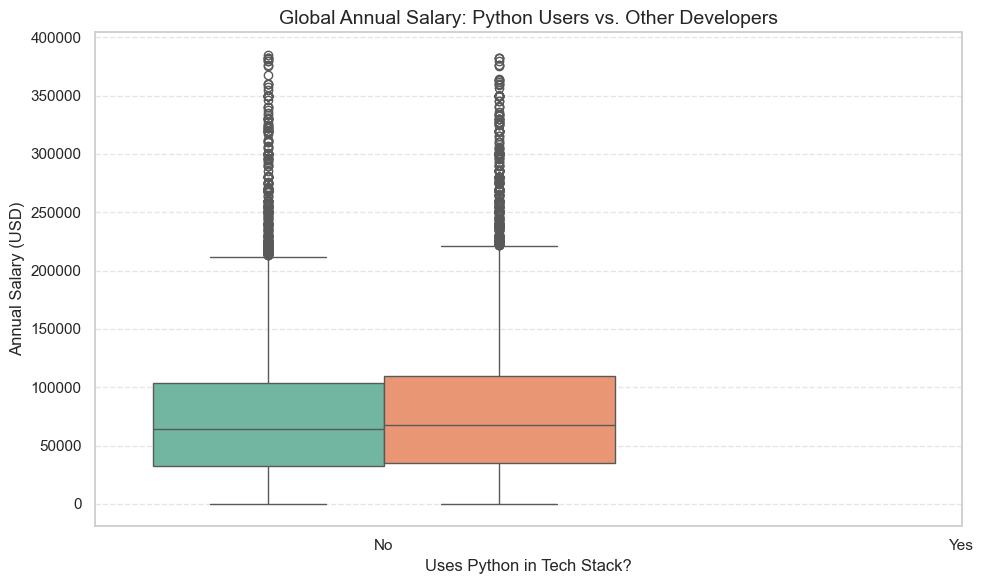
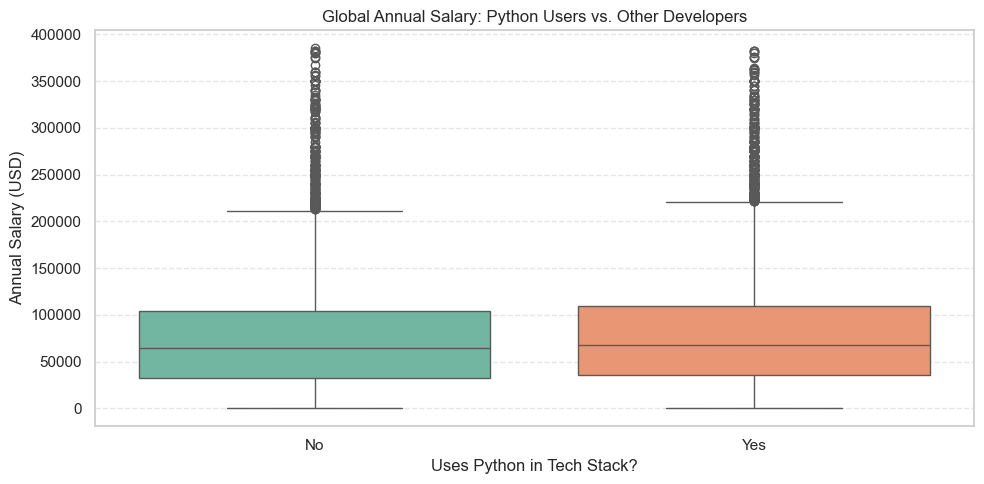
Unified diff of the notebook cell whose output changed from the first chart to the second:
--- before
+++ after
@@ -1,6 +1,3 @@
-# --- QUESTION 1: Does the Python stack provide a financial leverage? ---
-print("=== ANALYSIS QUESTION 1: The Python Leverage ===")
-
-# Compute descriptive statistics for both groups
+# Compute descriptive statistics for Python vs Non-Python users
 python_stats = df_clean.groupby("Uses_Python")["ConvertedCompYearly"].agg(
     ["mean", "median", "count"]
@@ -8,38 +5,20 @@
 print(python_stats)
 
-# Generate boxplot visualization for Question 1
-plt.figure(figsize=(10, 6))
+# Generate boxplot visualization - clean and future-proofed
+plt.figure(figsize=(10, 5))
 sns.boxplot(
-    data=df_clean, hue="Uses_Python", y="ConvertedCompYearly", palette="Set2",legend=False
+    data=df_clean,
+    x="Uses_Python",
+    y="ConvertedCompYearly",
+    hue="Uses_Python",  # Explicitly assigning hue to avoid FutureWarning
+    legend=False,  # Disabling unnecessary legend
+    palette="Set2",
 )
-plt.title("Global Annual Salary: Python Users vs. Other Developers", fontsize=14)
-plt.xlabel("Uses Python in Tech Stack?", fontsize=12)
-plt.ylabel("Annual Salary (USD)", fontsize=12)
+plt.title("Global Annual Salary: Python Users vs. Other Developers", fontsize=12)
+plt.xlabel("Uses Python in Tech Stack?")
+plt.ylabel("Annual Salary (USD)")
 plt.xticks([0, 1], ["No", "Yes"])
 plt.grid(axis="y", linestyle="--", alpha=0.5)
 plt.tight_layout()
+plt.savefig("python_salary_boxplot.png", dpi=300, bbox_inches="tight")
 plt.show()
-
-
-# --- QUESTION 2: Remote, Hybrid, or In-Person - Who earns more? ---
-print("\n=== ANALYSIS QUESTION 2: Work Modality and Compensation ===")
-
-# Drop missing values in the remote work column for this specific analysis
-df_remote = df_clean.dropna(subset=["RemoteWork"])
-
-# Calculate the percentage distribution of work modalities worldwide
-remote_counts = df_remote["RemoteWork"].value_counts(normalize=True) * 100
-print("Global distribution of work modalities (in %):")
-print(remote_counts)
-
-# Generate violin plot visualization for Question 2
-plt.figure(figsize=(10, 6))
-sns.violinplot(
-    data=df_remote, hue="RemoteWork", y="ConvertedCompYearly", palette="Pastel1",legend=False
-)
-plt.title("Salary Distribution by Work Modality", fontsize=14)
-plt.xlabel("Work Modality", fontsize=12)
-plt.ylabel("Annual Salary (USD)", fontsize=12)
-plt.grid(axis="y", linestyle="--", alpha=0.5)
-plt.tight_layout()
-plt.show()

Commit: update after first review, conclusions